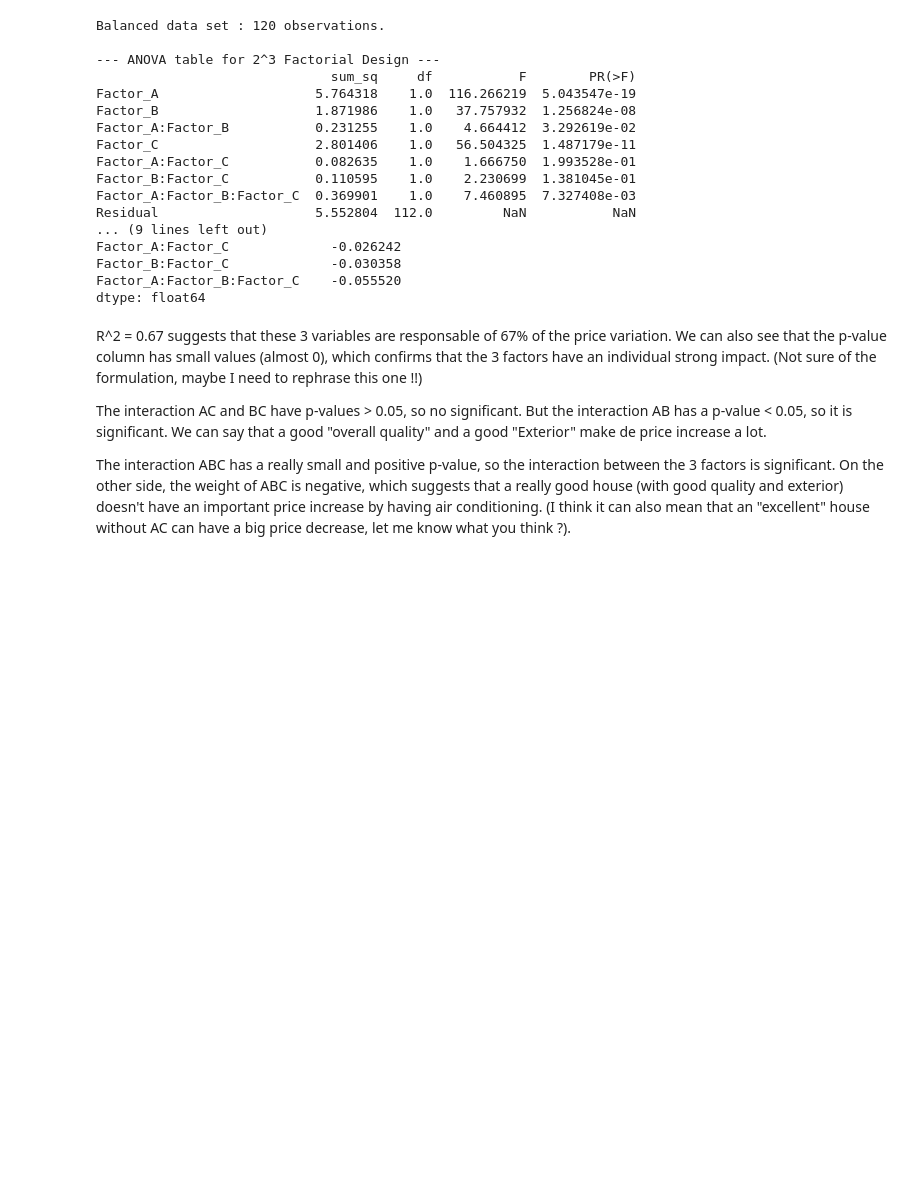
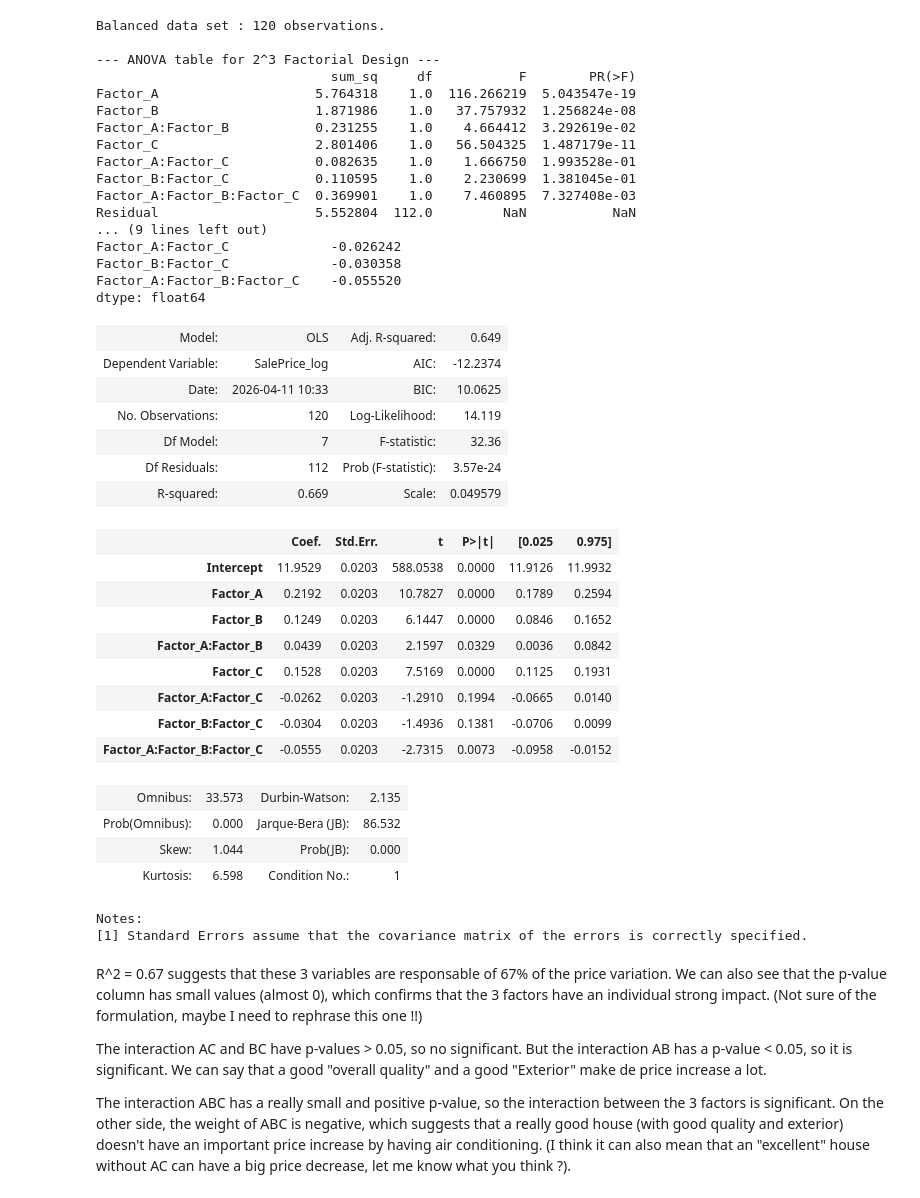
Before and after one commit to cpalescan/cstat, a Jupyter notebook: project_MAIN.ipynb, the cells around one changed output. Cells and saved outputs as stored; diff of their text form; code cells hidden in the pictures; blank space fills up the shorter version.

```diff
--- a/project_MAIN.ipynb
+++ b/project_MAIN.ipynb
@@ -872,6 +872,31 @@ Factor_A:Factor_C             -0.026242
 Factor_B:Factor_C             -0.030358
 Factor_A:Factor_B:Factor_C    -0.055520
 dtype: float64
+# %%
+model.summary2()
+# %% [output]
+| Model: | OLS | Adj. R-squared: | 0.649 |
+| Dependent Variable: | SalePrice_log | AIC: | -12.2374 |
+| Date: | 2026-04-11 10:33 | BIC: | 10.0625 |
+| No. Observations: | 120 | Log-Likelihood: | 14.119 |
+| Df Model: | 7 | F-statistic: | 32.36 |
+| Df Residuals: | 112 | Prob (F-statistic): | 3.57e-24 |
+| R-squared: | 0.669 | Scale: | 0.049579 |
+|  | Coef. | Std.Err. | t | P>|t| | [0.025 | 0.975] |
+| Intercept | 11.9529 | 0.0203 | 588.0538 | 0.0000 | 11.9126 | 11.9932 |
+| Factor_A | 0.2192 | 0.0203 | 10.7827 | 0.0000 | 0.1789 | 0.2594 |
+| Factor_B | 0.1249 | 0.0203 | 6.1447 | 0.0000 | 0.0846 | 0.1652 |
+| Factor_A:Factor_B | 0.0439 | 0.0203 | 2.1597 | 0.0329 | 0.0036 | 0.0842 |
+| Factor_C | 0.1528 | 0.0203 | 7.5169 | 0.0000 | 0.1125 | 0.1931 |
+| Factor_A:Factor_C | -0.0262 | 0.0203 | -1.2910 | 0.1994 | -0.0665 | 0.0140 |
+| Factor_B:Factor_C | -0.0304 | 0.0203 | -1.4936 | 0.1381 | -0.0706 | 0.0099 |
+| Factor_A:Factor_B:Factor_C | -0.0555 | 0.0203 | -2.7315 | 0.0073 | -0.0958 | -0.0152 |
+| Omnibus: | 33.573 | Durbin-Watson: | 2.135 |
+| Prob(Omnibus): | 0.000 | Jarque-Bera (JB): | 86.532 |
+| Skew: | 1.044 | Prob(JB): | 0.000 |
+| Kurtosis: | 6.598 | Condition No.: | 1 |
+Notes:
+[1] Standard Errors assume that the covariance matrix of the errors is correctly specified.
 # %% [markdown]
 R^2 = 0.67 suggests that these 3 variables are responsable of 67% of the price variation.
 We can also see that the p-value column has small values (almost 0), which confirms that the 3 factors have an individual strong impact. (Not sure of the formulation, maybe I need to rephrase this one !!)
```
Also changed, not shown: parts of 1 cell of this notebook.
